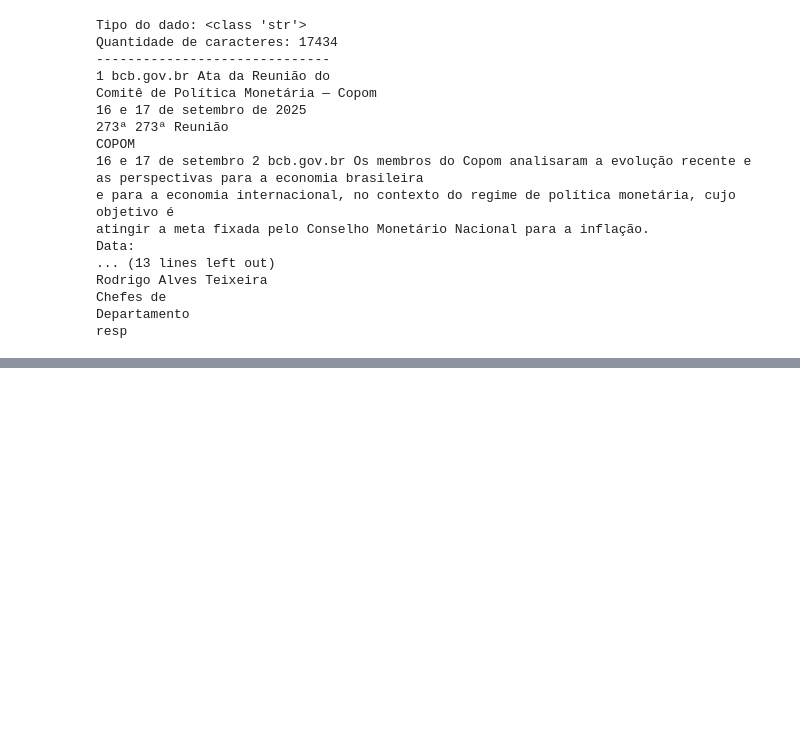
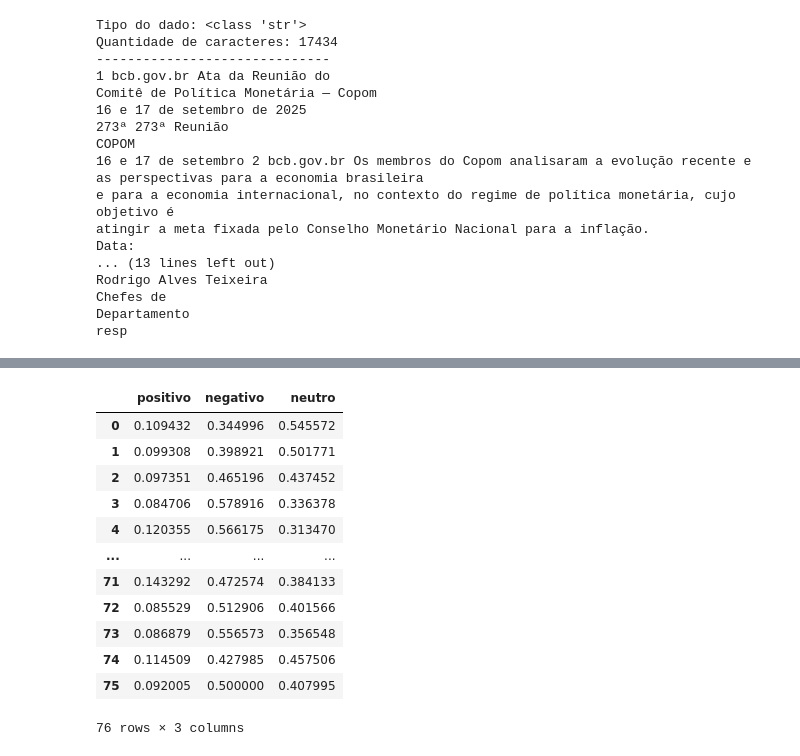
Before and after one commit to GGGBSILVESTRE1/Analise_escrita_BCB, a Jupyter notebook: notebooks/EDA.ipynb, the cells around one changed output, grey strips where cells are left out. Drawn from its saved outputs; the diff is of its cells as text; code cells hidden in the pictures; blank space fills up the shorter version.

```diff
--- a/notebooks/EDA.ipynb
+++ b/notebooks/EDA.ipynb
@@ -124,3 +121,23 @@ Neutro      9
 Name: count, dtype: int64
 # %%
+scores_bert = ['positivo', 'negativo', 'neutro']
+
+df_sentimentos_bert = pd.read_parquet(
+    os.path.join(BASE_PATH, "data/processed/Scores_BERTFIN.parquet")
+)
+
+df_sentimentos_bert.head(5)
+
+# Evita colunas com sufixos (_x/_y) se a célula for executada mais de uma vez
+# no mesmo kernel do notebook.
+df = df.drop(columns=scores_bert, errors='ignore')
+
+df = df.merge(
+    df_sentimentos_bert[['Titulo', *scores_bert]].drop_duplicates(subset='Titulo'),
+    on='Titulo',
+    how='left',
+    validate='one_to_one'
+)
+
+df.info()
 # %% [output]
@@ -134,0 +161,18 @@ memory usage: 740.0 bytes
+# %%
+scores_bert = ['positivo', 'negativo', 'neutro']
+
+df[scores_bert]
+# %% [output]
+|  | positivo | negativo | neutro |
+| 0 | 0.109432 | 0.344996 | 0.545572 |
+| 1 | 0.099308 | 0.398921 | 0.501771 |
+| 2 | 0.097351 | 0.465196 | 0.437452 |
+| 3 | 0.084706 | 0.578916 | 0.336378 |
+| 4 | 0.120355 | 0.566175 | 0.313470 |
+| ... | ... | ... | ... |
+| 71 | 0.143292 | 0.472574 | 0.384133 |
+| 72 | 0.085529 | 0.512906 | 0.401566 |
+| 73 | 0.086879 | 0.556573 | 0.356548 |
+| 74 | 0.114509 | 0.427985 | 0.457506 |
+| 75 | 0.092005 | 0.500000 | 0.407995 |
+76 rows × 3 columns
```
Also changed, not shown: parts of 4 cells of this notebook, 5 other files.
